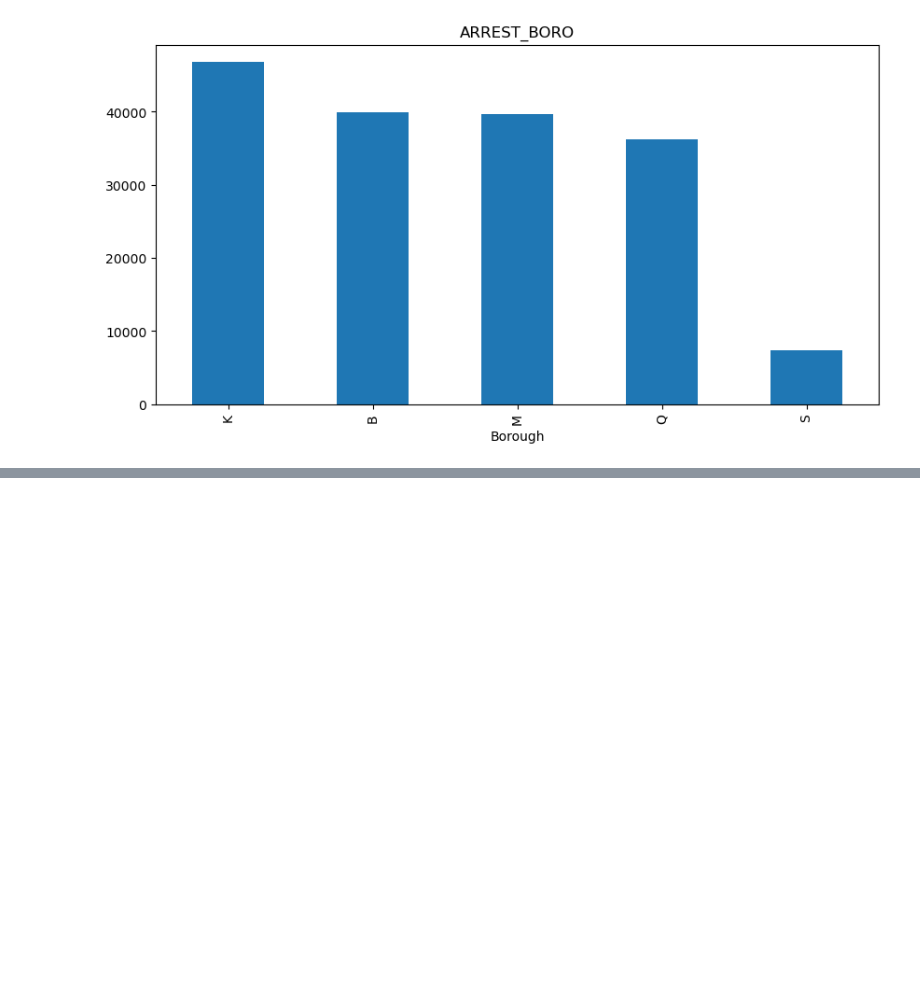
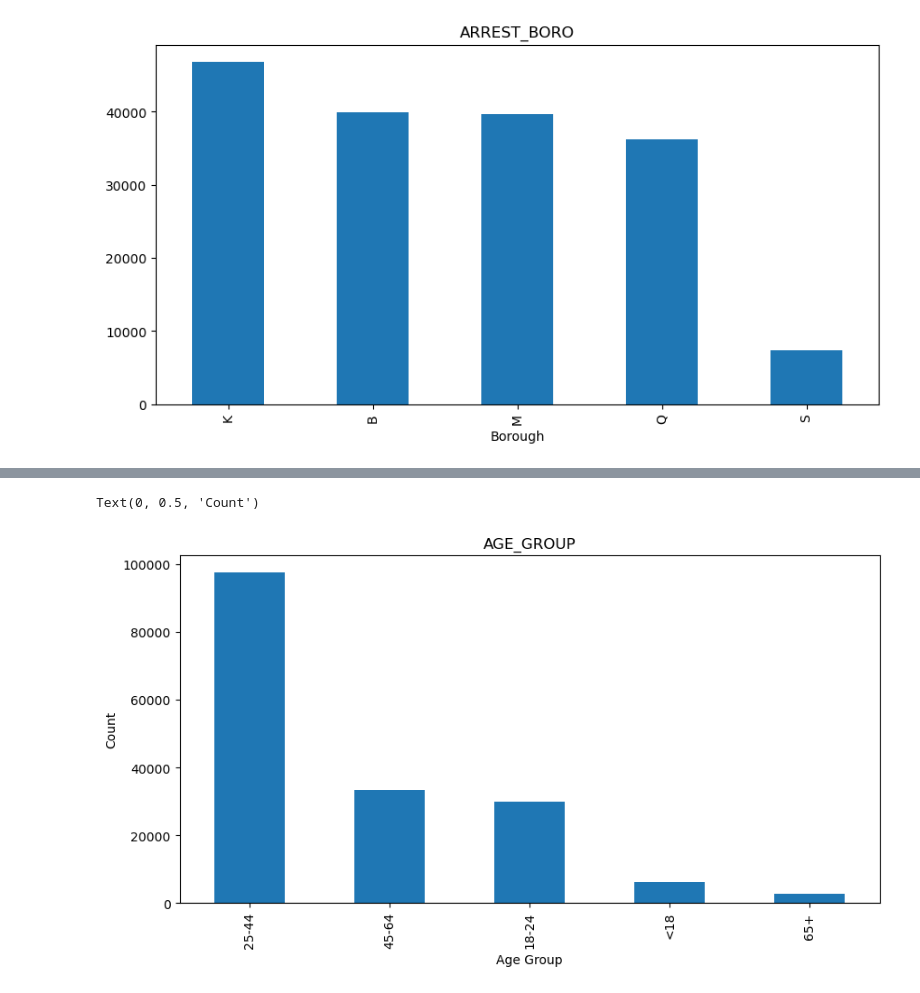
Before and after one commit to Inderjito/Midterm-Project, a Jupyter notebook: nypd_arrest.ipynb, the cells around one changed output, grey strips where cells are left out. Drawn from its saved outputs; the diff is of its cells as text; code cells hidden in the pictures; blank space fills up the shorter version.

```diff
--- a/nypd_arrest.ipynb
+++ b/nypd_arrest.ipynb
@@ -202,0 +220,9 @@ Text(0.5, 0, 'Borough')
+# %%
+# visualize distribution of AGE_GROUP
+df['AGE_GROUP'].value_counts().plot(kind='bar', figsize=(10,5))
+plt.title('AGE_GROUP')
+plt.xlabel('Age Group')
+plt.ylabel('Count')
+# %% [output]
+Text(0, 0.5, 'Count')
+[figure, added]
```
Also changed, not shown: parts of 3 cells of this notebook.
